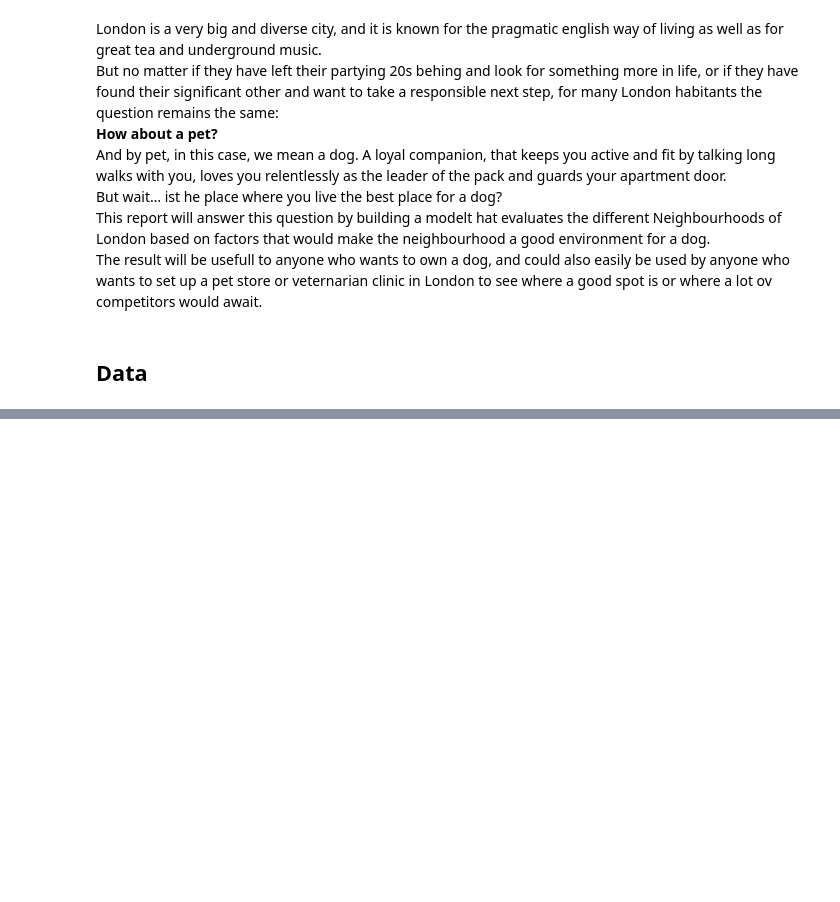
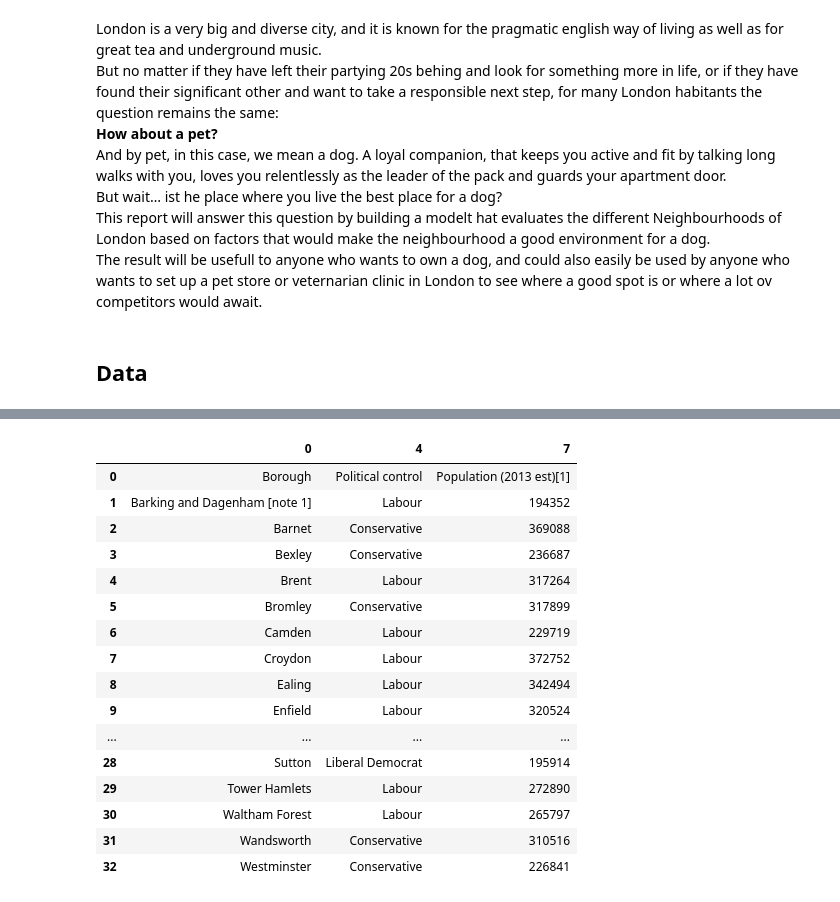
Before and after one commit to bazookarma/Coursera_Capstone, a Jupyter notebook: Capstone Project.ipynb, the cells around one changed output, grey strips where cells are left out. Saved outputs shown, nothing was run; the diff lists cells and outputs as text; code cells hidden in the pictures; blank space fills up the shorter version.

```diff
--- a/Capstone Project.ipynb
+++ b/Capstone Project.ipynb
@@ -19,0 +106,2 @@ The model will compare the neighbourhoods based on these factors, compare them t
+# %%
+df_clean = df.drop(columns=[1, 2, 3, 5, 6, 8, 9])
@@ -19,0 +118,22 @@ The model will compare the neighbourhoods based on these factors, compare them t
+# %%
+df_new = df_clean.reset_index()
+# %%
+df_new.head(33)
+# %% [output]
+|  | 0 | 4 | 7 |
+| 0 | Borough | Political control | Population (2013 est)[1] |
+| 1 | Barking and Dagenham [note 1] | Labour | 194352 |
+| 2 | Barnet | Conservative | 369088 |
+| 3 | Bexley | Conservative | 236687 |
+| 4 | Brent | Labour | 317264 |
+| 5 | Bromley | Conservative | 317899 |
+| 6 | Camden | Labour | 229719 |
+| 7 | Croydon | Labour | 372752 |
+| 8 | Ealing | Labour | 342494 |
+| 9 | Enfield | Labour | 320524 |
+| ... | ... | ... | ... |
+| 28 | Sutton | Liberal Democrat | 195914 |
+| 29 | Tower Hamlets | Labour | 272890 |
+| 30 | Waltham Forest | Labour | 265797 |
+| 31 | Wandsworth | Conservative | 310516 |
+| 32 | Westminster | Conservative | 226841 |
```
Also changed, not shown: parts of 40 cells of this notebook.
